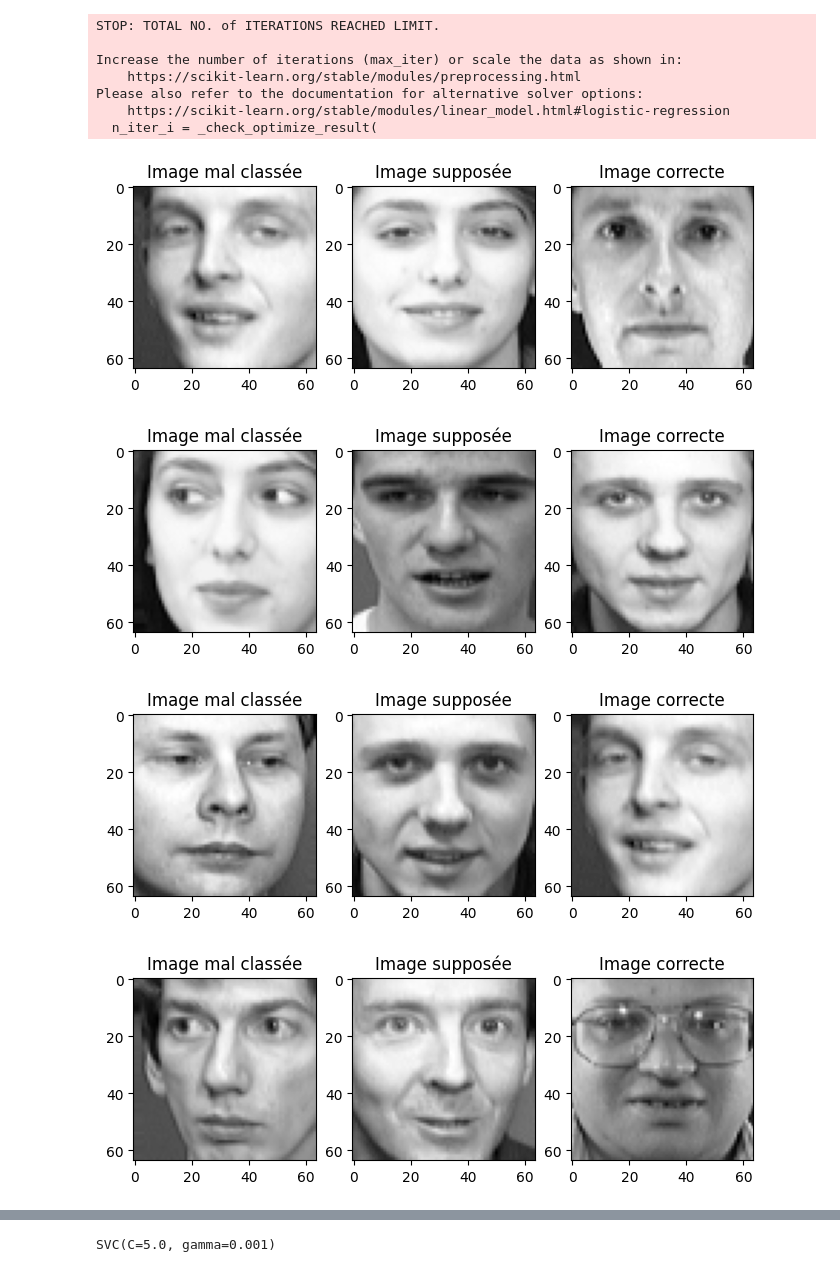
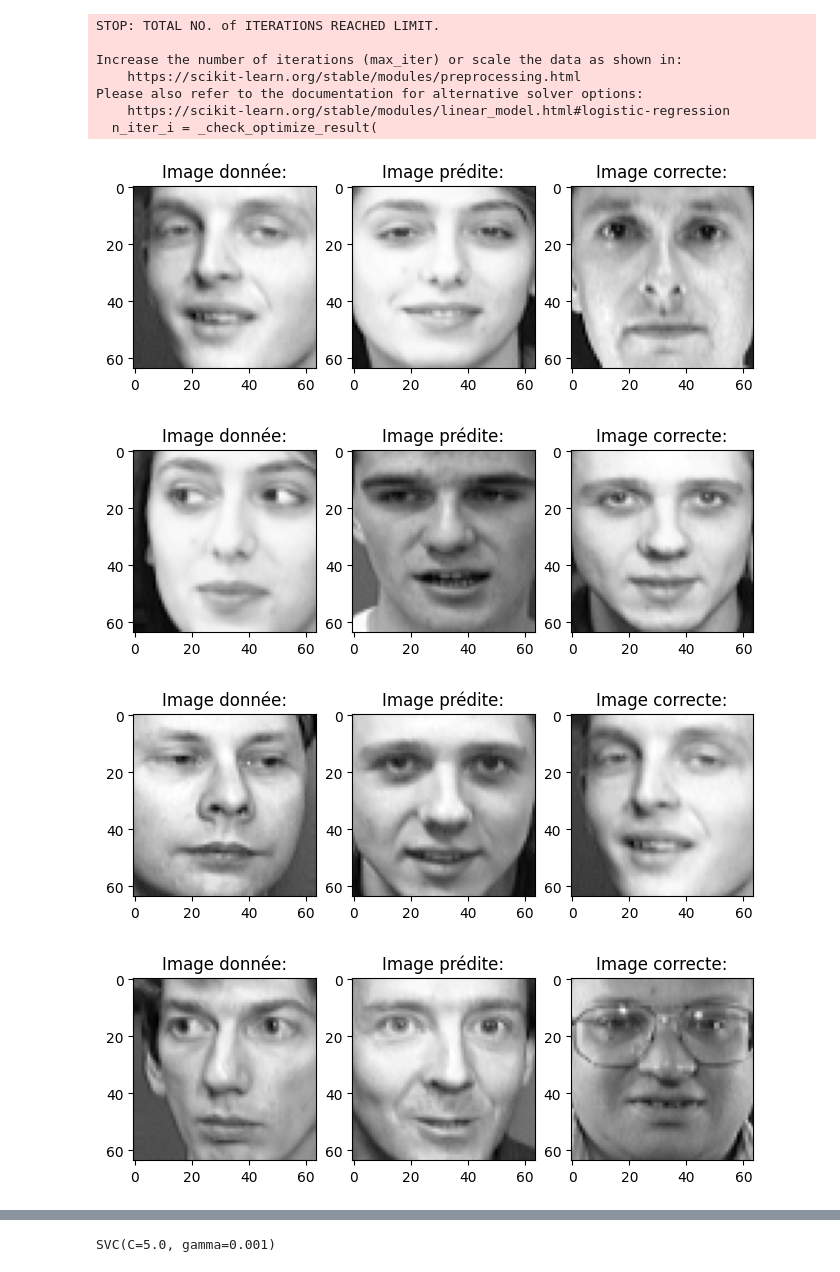
Before and after one commit to Jmuhleman/pw_PCD_24, a Jupyter notebook: pw4/PCD_Muhlemann_Ronquillo.ipynb, the cells around one changed output, grey strips where cells are left out. Saved outputs shown, nothing was run; the diff lists cells and outputs as text; code cells hidden in the pictures.

Commit message:
add images errors

```diff
--- a/pw4/PCD_Muhlemann_Ronquillo.ipynb
+++ b/pw4/PCD_Muhlemann_Ronquillo.ipynb
@@ -543,37 +544,37 @@ Please also refer to the documentation for alternative solver options:
 # %%
 from sklearn.metrics import classification_report, confusion_matrix
 import numpy as np
 
 # point 7 du labo
 clf = svm.SVC(C=5., kernel='linear', gamma=0.001)
 clf.fit(X_train_pca, y_train)
 y_pred = clf.predict(X_test_pca)
 
 incorrect_indices = (y_pred != y_test).nonzero()[0][:5]  # Indices des 5 premières erreurs de classification
 
 confusion_matrix(y_test, y_pred)
 
 # Affichage des 5 premières erreurs de classification
 for idx in incorrect_indices:
     # Image mal classée
     plt.figure(figsize=(8, 8))
     plt.subplot(1, 3, 1)
     plt.imshow(X_test[idx].reshape(64, 64), cmap='gray')
-    plt.title('Image mal classée')
+    plt.title('Image donnée:')
 
     # Image supposée par le système
     plt.subplot(1, 3, 2)
     plt.imshow(X_test[y_pred[idx]].reshape(64, 64), cmap='gray')
-    plt.title('Image supposée')
+    plt.title('Image prédite:')
 
     # Image correcte
     plt.subplot(1, 3, 3)
     plt.imshow(X_test[y_test[idx]].reshape(64, 64), cmap='gray')
-    plt.title('Image correcte')
+    plt.title('Image correcte:')
 
     plt.show()
 # %% [output]
-[figure, old version]
+[figure, new version]
-[figure, old version]
+[figure, new version]
-[figure, old version]
+[figure, new version]
-[figure, old version]
+[figure, new version]
```
Also changed, not shown: parts of 6 cells of this notebook.
